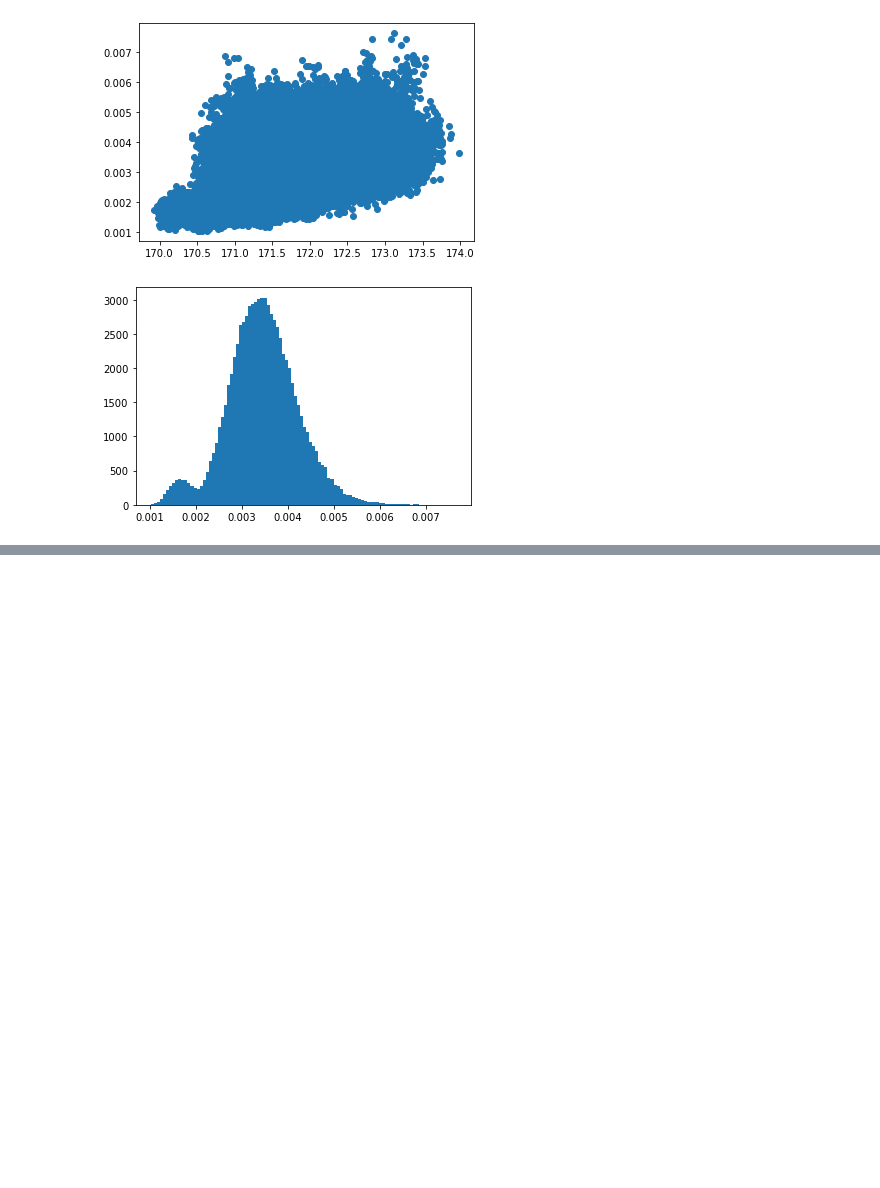
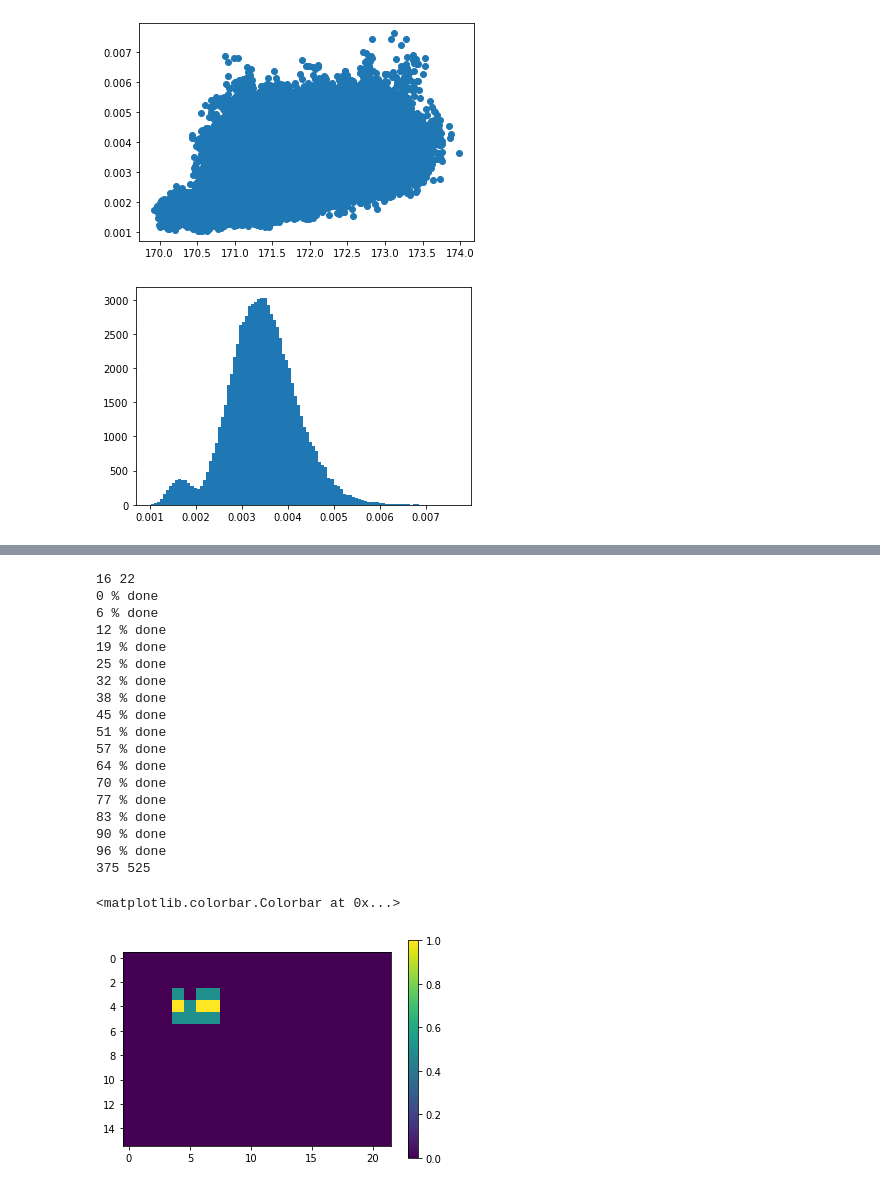
Before and after one commit to nissmar/ForgeryDetection, a Jupyter notebook: noise_estimation.ipynb, the cells around one changed output, grey strips where cells are left out. Saved outputs shown, nothing was run; the diff lists cells and outputs as text; code cells hidden in the pictures; blank space fills up the shorter version.

```diff
--- a/noise_estimation.ipynb
+++ b/noise_estimation.ipynb
@@ -152,7 +175,7 @@ def custom_mean(arr, k=8):
     return mean
 # %%
 
-img= np.array(Image.open("cyg.png")).astype('float')
+img= np.array(Image.open("forged_images/cyg.png")).astype('float')
 img = np.array(img).mean(axis=2)
 noise_estimate, dct_var = find_patch_std(img)
 cust_m = custom_mean(img)
@@ -189,0 +236,59 @@ plt.show()
+# %%
+def find_nearest(array, value):
+    array = np.asarray(array)
+    idx = (np.abs(array - value)).argmin()
+    return idx
+
+def compare_noise_curves(L,L_ref):
+    '''returns fraction of elements smaller than L_ref'''
+    nwrong=0 # number of elements smaller than in ref
+    for i in range(len(L[0])):
+        if L[0][i]!=-1:
+            ref_index = find_nearest(L_ref[0],L[0][i])
+            if ref_index!=1 and (L_ref[0][ref_index]-L[0][i])<20:
+                if L_ref[1][ref_index]>L[1][i]:
+                    nwrong+=1
+    return nwrong/len(L[0])
+
+def find_patch_std(img, img_curve, patch_size=128):
+    n,m = img.shape
+    step =  int(patch_size*0.5)
+    new_n = int(n/step)-1
+    new_m = int(m/step)-1
+    print(new_n,new_m)
+
+    percent_wrong = np.zeros((new_n,new_m))
+
+    for i in range(0,n-patch_size,step):
+        print( int(100*i/(n-patch_size)), "% done" )
+        for j in range(0,m-patch_size, step):
+            new_curve = find_value_std(img[i:i+patch_size,j:j+patch_size], e_per_bin=1000, f_var=0.1)
+            percent_wrong[i//step,j//step]=compare_noise_curves(new_curve,img_curve)
+    print(i,j)
+    return percent_wrong
+
+
+L2 = find_patch_std(im,L, patch_size=50)
+plt.imshow(L2)
+plt.colorbar()
+# %% [output]
+16 22
+0 % done
+6 % done
+12 % done
+19 % done
+25 % done
+32 % done
+38 % done
+45 % done
+51 % done
+57 % done
+64 % done
+70 % done
+77 % done
+83 % done
+90 % done
+96 % done
+375 525
+<matplotlib.colorbar.Colorbar at 0x...>
+[figure, added]
```
Also changed, not shown: parts of 12 cells of this notebook, 2 other files.
